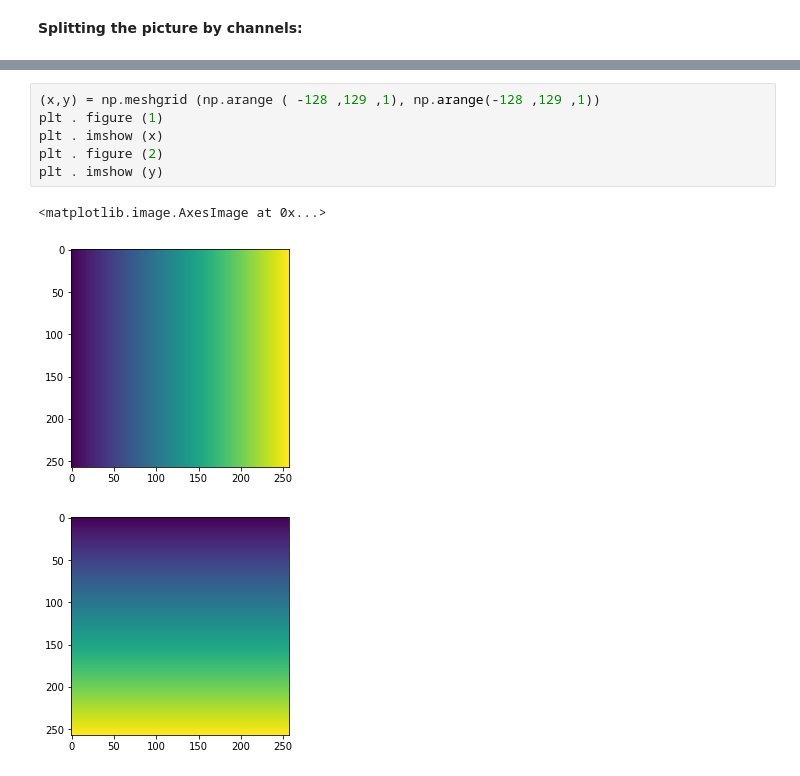
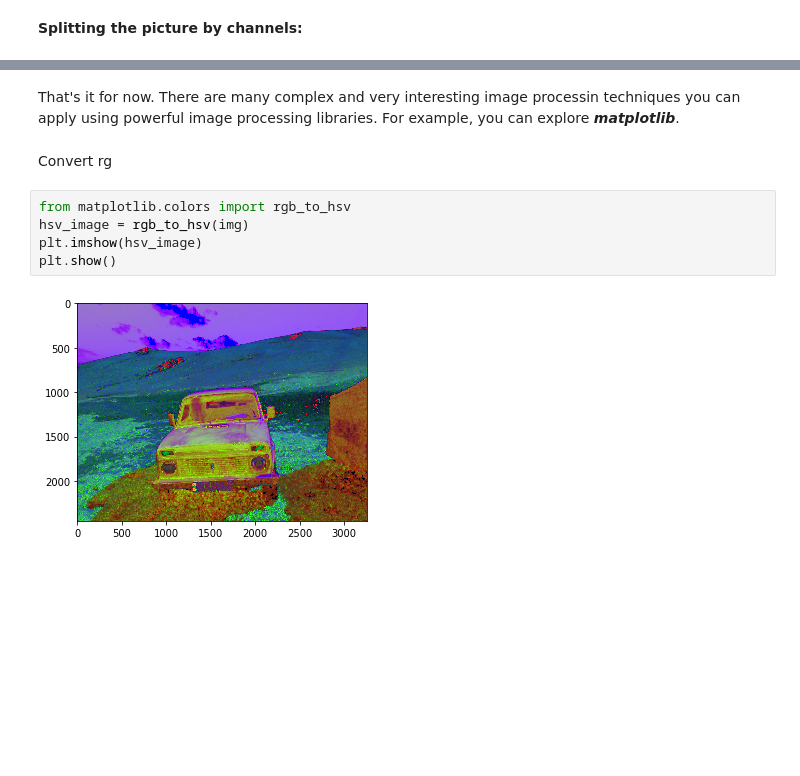
Before and after one commit to aabdygaziev/computer_vision101, a Jupyter notebook: image_preprocessing.ipynb, the cells around one changed output, grey strips where cells are left out. Cells and saved outputs as stored; diff of their text form; blank space fills up the shorter version.

```diff
--- a/image_preprocessing.ipynb
+++ b/image_preprocessing.ipynb
@@ -137,10 +139,11 @@ for c, ax in zip(range(3), axs):
-# %%
-(x,y) = np.meshgrid (np.arange ( -128 ,129 ,1), np.arange(-128 ,129 ,1))
-plt . figure (1)
-plt . imshow (x)
-plt . figure (2)
-plt . imshow (y)
-# %% [output]
-<matplotlib.image.AxesImage at 0x...>
-[figure, removed]
-[figure, removed]
+# %% [markdown]
+That's it for now. There are many complex and very interesting image processin techniques you can apply using powerful image processing libraries. For example, you can explore ***matplotlib***.
+# %% [markdown]
+Convert rg
+# %%
+from matplotlib.colors import rgb_to_hsv
+hsv_image = rgb_to_hsv(img)
+plt.imshow(hsv_image)
+plt.show()
+# %% [output]
+[figure, added]
```
Also changed, not shown: parts of 2 cells of this notebook.
